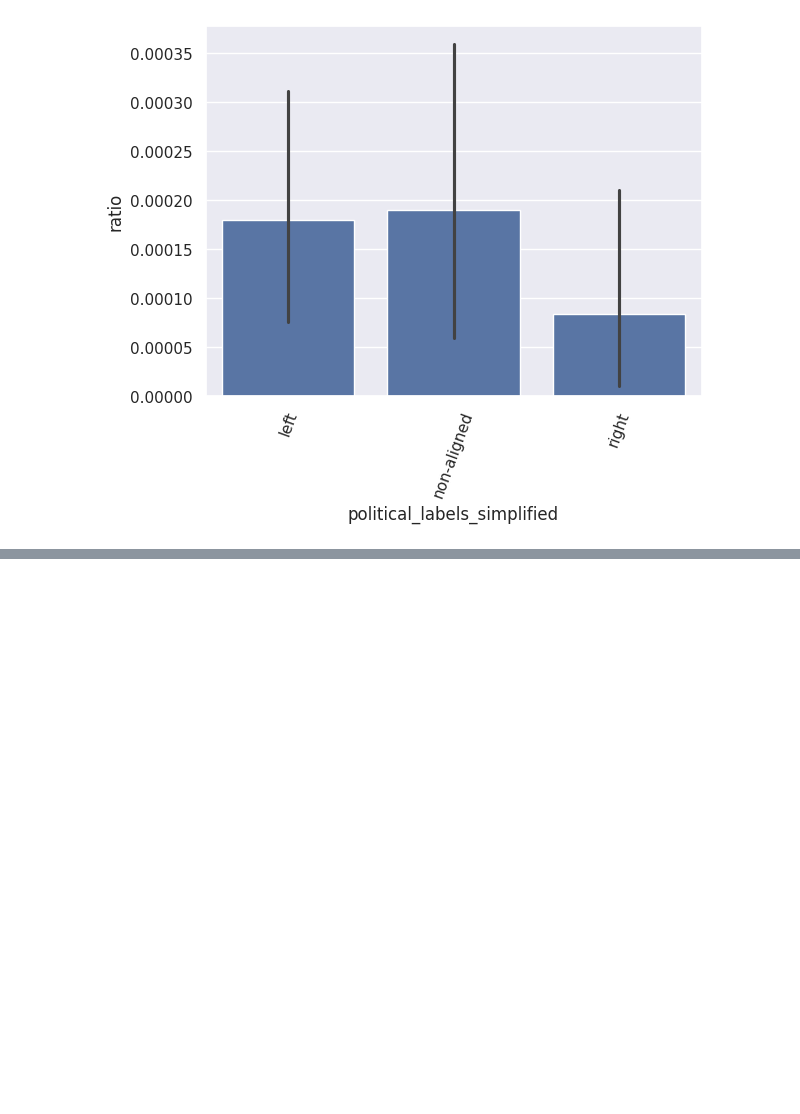
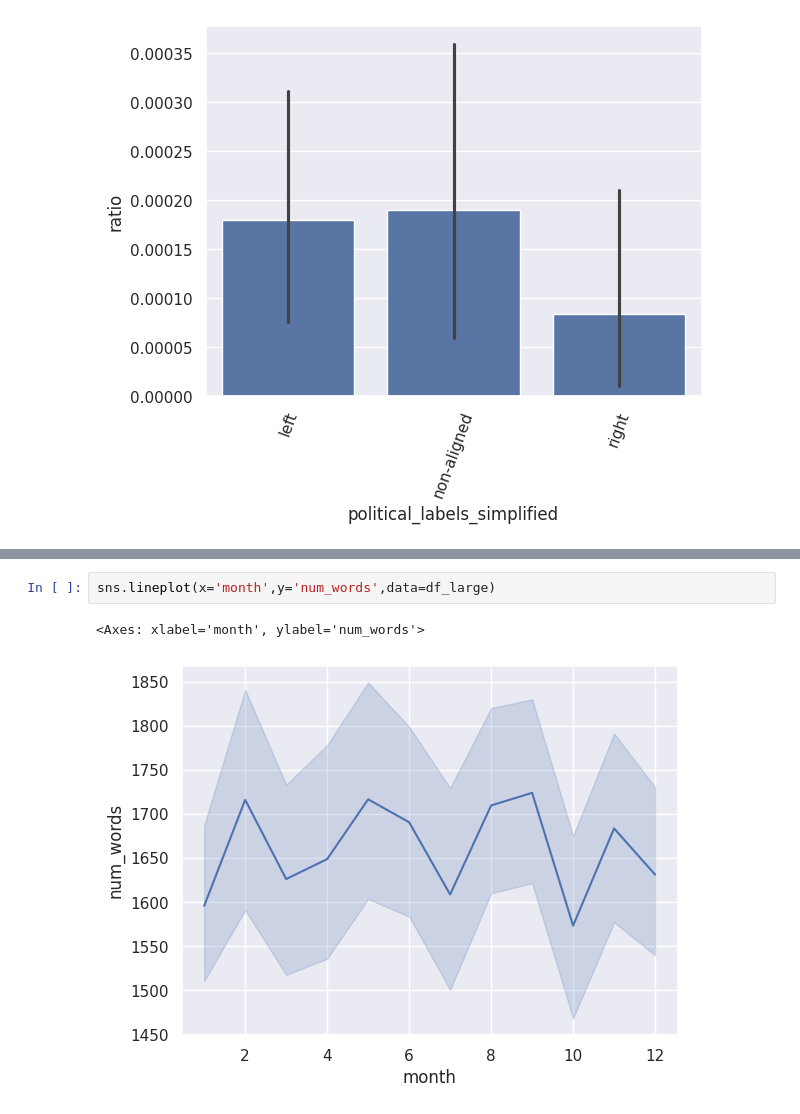
Before and after one commit to kasparvonbeelen/lancaster-newspaper-workshop, a Jupyter notebook: word_counts.ipynb, the cells around one changed output, grey strips where cells are left out. Saved outputs shown, nothing was run; the diff lists cells and outputs as text; blank space fills up the shorter version.

```diff
--- a/word_counts.ipynb
+++ b/word_counts.ipynb
@@ -372,0 +408,5 @@ Let's now play with a bit larger dataset.
+# %%
+sns.lineplot(x='month',y='num_words',data=df_large)
+# %% [output]
+<Axes: xlabel='month', ylabel='num_words'>
+[figure, added]
```
Also changed, not shown: parts of 12 cells of this notebook.
